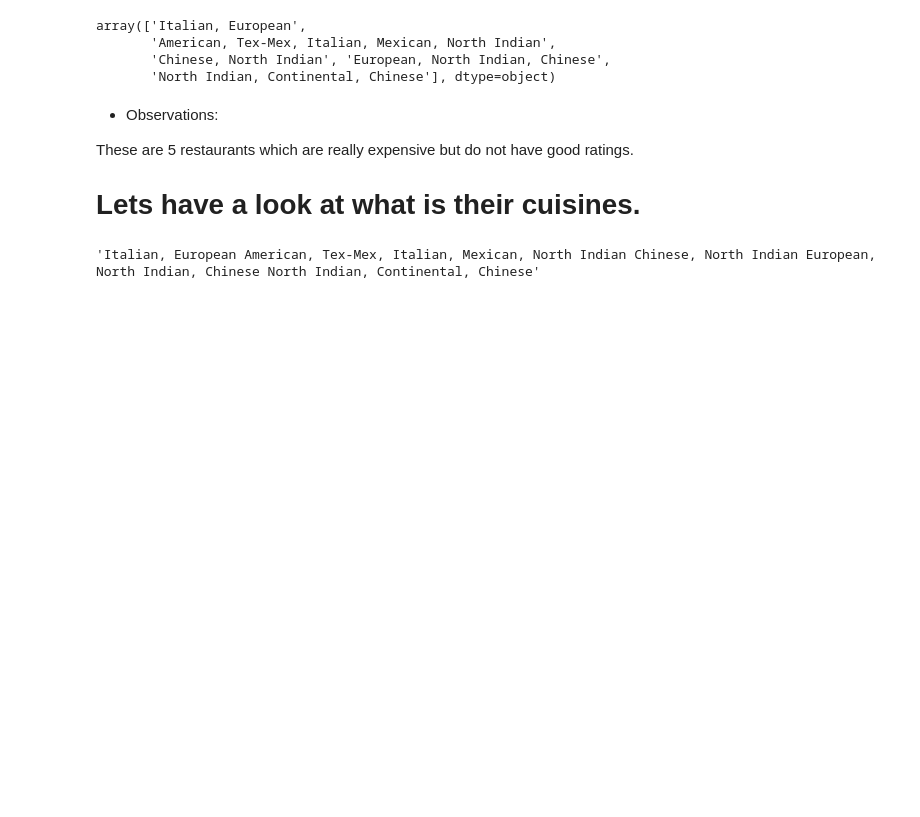
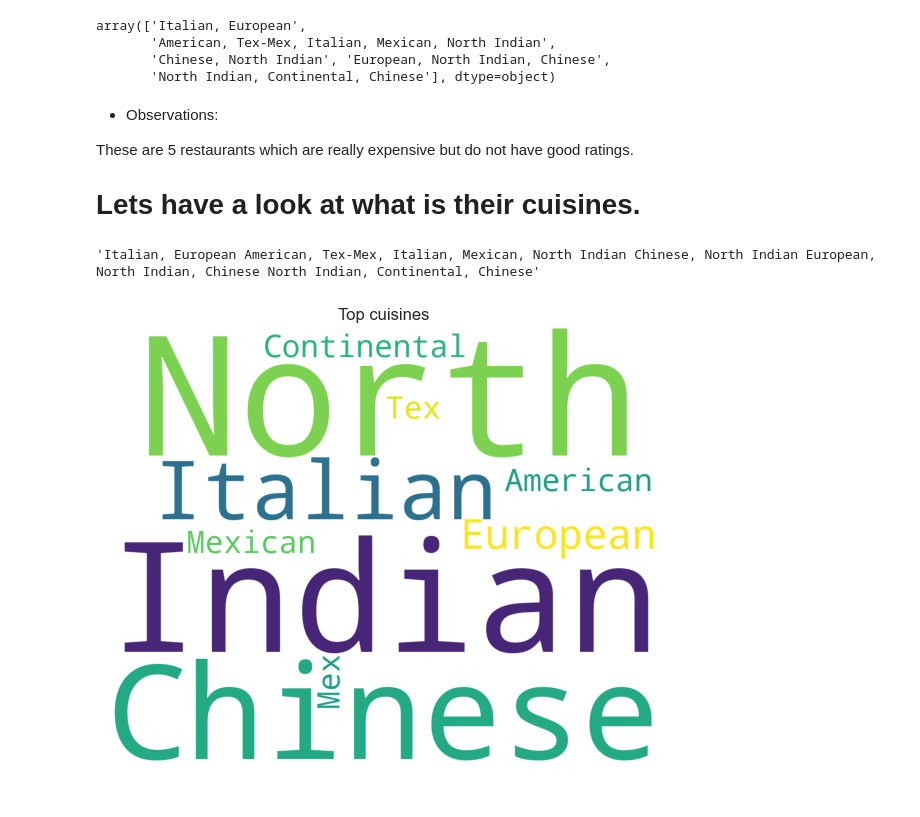
Before and after one commit to Rishiraj-singh7/Zomato-Restaurants-Data-Analysis, a Jupyter notebook: main.ipynb, the cells around one changed output. Cells and saved outputs as stored; diff of their text form; code cells hidden in the pictures; blank space fills up the shorter version.

```diff
--- a/main.ipynb
+++ b/main.ipynb
@@ -395,3 +395,18 @@ text = ' '.join([j for j in list_of_cuisines.values])
 text
 # %% [output]
 'Italian, European American, Tex-Mex, Italian, Mexican, North Indian Chinese, North Indian European, North Indian, Chinese North Indian, Continental, Chinese'
+# %%
+#Wordcloud of Cuisine
+
+from wordcloud import WordCloud
+
+plt.figure(figsize = (12, 6))
+text = ' '.join([j for j in list_of_cuisines.values])
+wordcloud = WordCloud(max_font_size=None, background_color='white', collocations=False,
+                      width=1200, height=1000).generate(text)
+plt.imshow(wordcloud)
+plt.title('Top cuisines')
+plt.axis("off")
+plt.show()
+# %% [output]
+[figure, added]
```
Also changed, not shown: parts of 12 cells of this notebook.
